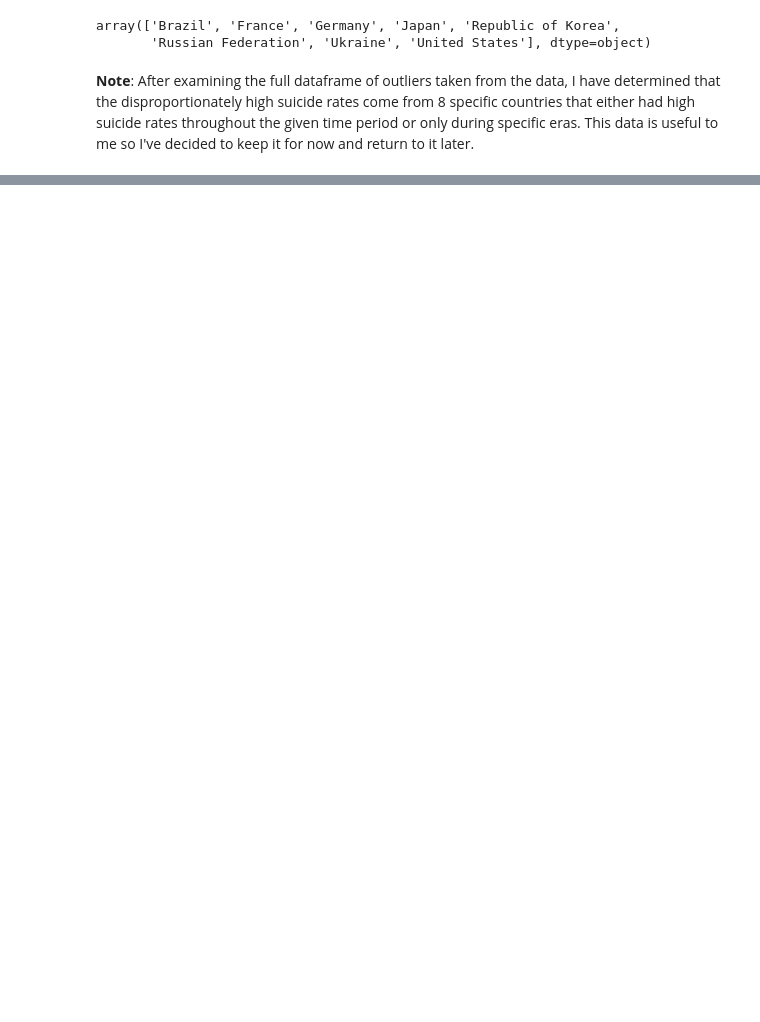
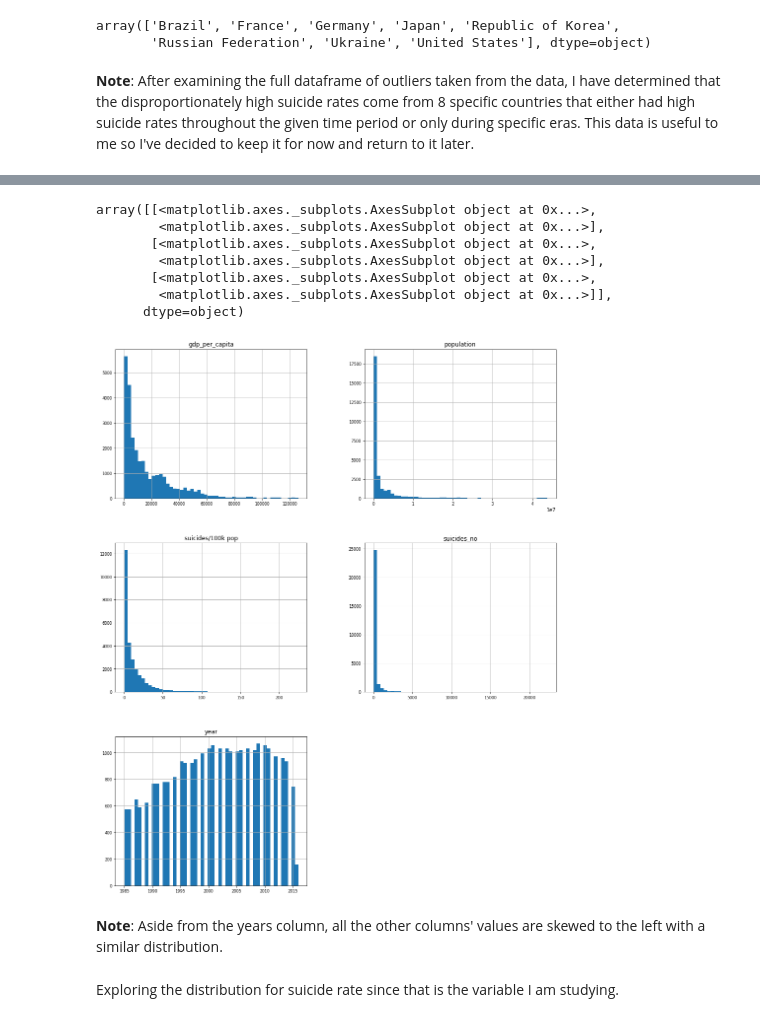
Before and after one commit to ebonnecab/int3-data-analysis, a Jupyter notebook: analysis.ipynb, the cells around one changed output, grey strips where cells are left out. Cells and saved outputs as stored; diff of their text form; code cells hidden in the pictures; blank space fills up the shorter version.

```diff
--- a/analysis.ipynb
+++ b/analysis.ipynb
@@ -166,0 +164,15 @@ array(['Brazil', 'France', 'Germany', 'Japan', 'Republic of Korea',
+# %%
+num_df.hist(figsize=(16, 20), bins=50, xlabelsize=8, ylabelsize=8)
+# %% [output]
+array([[<matplotlib.axes._subplots.AxesSubplot object at 0x...>,
+        <matplotlib.axes._subplots.AxesSubplot object at 0x...>],
+       [<matplotlib.axes._subplots.AxesSubplot object at 0x...>,
+        <matplotlib.axes._subplots.AxesSubplot object at 0x...>],
+       [<matplotlib.axes._subplots.AxesSubplot object at 0x...>,
+        <matplotlib.axes._subplots.AxesSubplot object at 0x...>]],
+      dtype=object)
+[figure, added]
+# %% [markdown]
+**Note**: Aside from the years column, all the other columns' values are skewed to the left with a similar distribution.
+# %% [markdown]
+Exploring the distribution for suicide rate since that is the variable I am studying.
```
Also changed, not shown: parts of 8 cells of this notebook.
